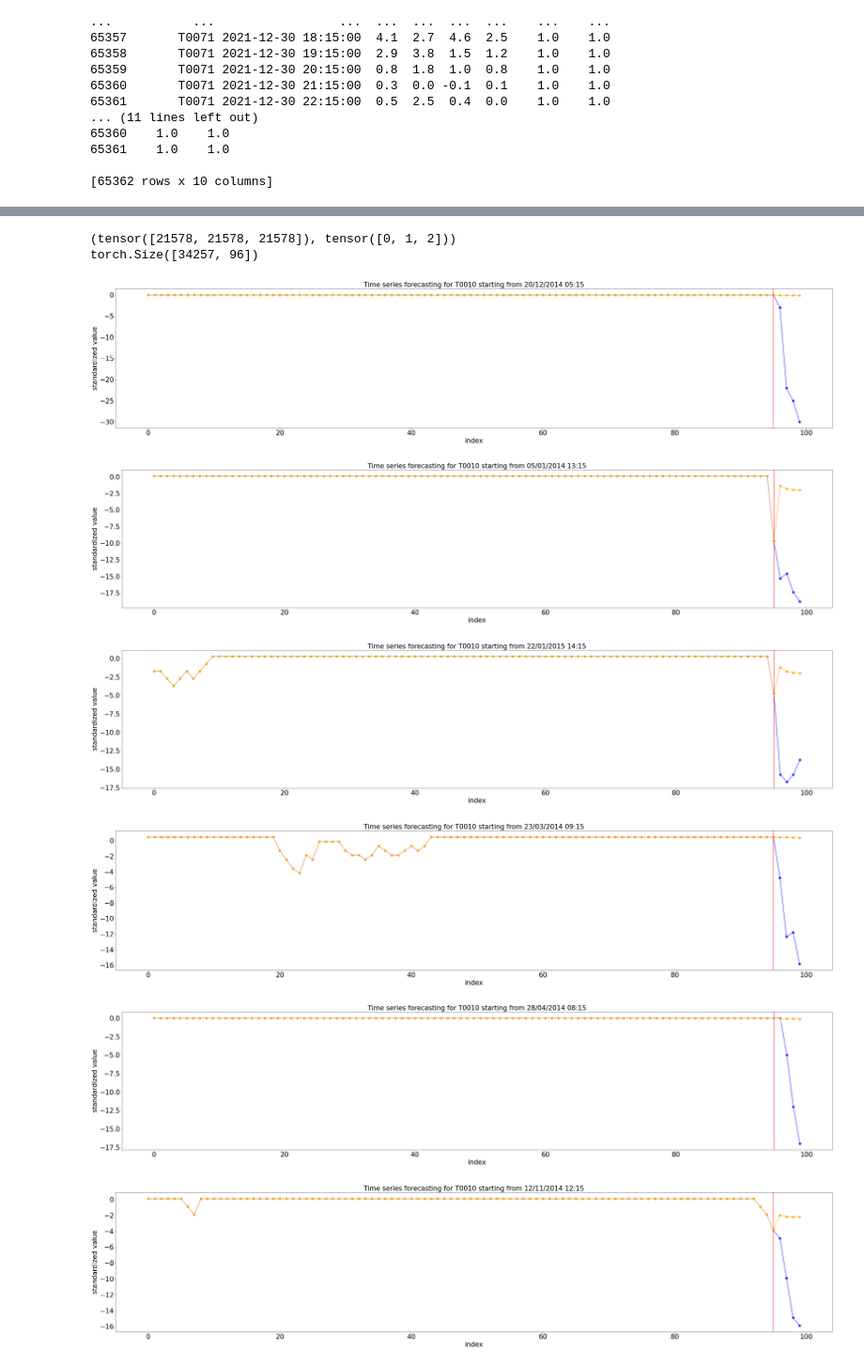
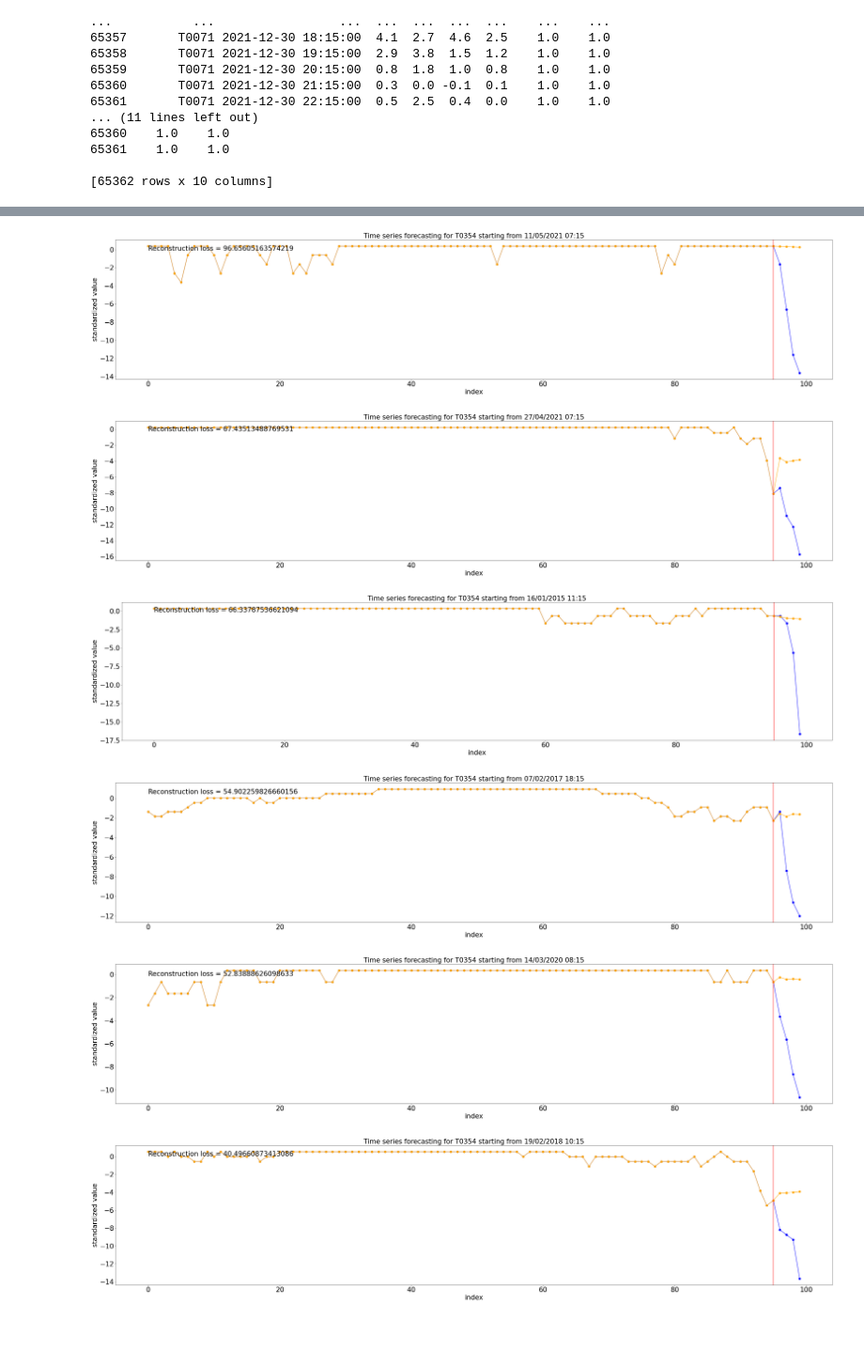
Before and after one commit to eliazonta/AI-Challenge-HIT-2022, a Jupyter notebook: python_code/notebooks/AnomalyDetection/anomaly_detection_forecasting.ipynb, the cells around one changed output, grey strips where cells are left out. Shown at 94% size. Drawn from its saved outputs; the diff is of its cells as text; code cells hidden in the pictures; blank space fills up the shorter version.

Commit message:
Include validated anomalies (if present) in final plot

```diff
--- a/python_code/notebooks/AnomalyDetection/anomaly_detection_forecasting.ipynb
+++ b/python_code/notebooks/AnomalyDetection/anomaly_detection_forecasting.ipynb
@@ -164,8 +165,8 @@ dataset = {}
 
 from torch import save,load
 dataset_path = wk+"DatasetPytorch/umidità/"
-dataset['train'] = load(dataset_path+'T0010_train_umidità_tsf.pt')
-dataset['test'] = load(dataset_path+'T0010_test_umidità_tsf.pt')
+dataset['train'] = load(dataset_path+'T0354_train_umidità_tsf.pt')
+dataset['test'] = load(dataset_path+'T0354_test_umidità_tsf.pt')
 # dataset['train'] = CustomDataset(training_features, training_target)
 # dataset['test'] = CustomDataset(test_features, test_target)
 # save(dataset['train'], 'T0071_train_solar_rad_tsf.pt')
@@ -250,21 +243,3 @@ torch.save(model.state_dict(), wk+"TrainedModels/"+"T0010_humidity_model.pt")
-# %%
-b_size = {'train':len(dataset['train']),
-          'test':len(dataset['test'])}
-shuffle = {'train':False,'test':False}
-
-dataloader = {x: torch.utils.data.DataLoader(dataset=dataset[x],
-                                            batch_size=b_size[x],
-                                            shuffle=shuffle[x],
-                                            collate_fn=lambda x: x,
-                                            drop_last=True) for x in splits}
-sample = next(iter(dataloader['train']))
-sample_tensor_validation = torch.stack([v["labels"] for v in sample])
-sample_tensor_features = torch.stack([v["features"] for v in sample])
-print((sample_tensor_validation != 1).nonzero(as_tuple=True))
-print(sample_tensor_features.size())
-# %% [output]
-(tensor([21578, 21578, 21578]), tensor([0, 1, 2]))
-torch.Size([34257, 96])
 # %%
 import matplotlib.pyplot as plt
 from datetime import datetime
@@ -272,25 +247,35 @@ import pandas as pd
 import numpy as np
 
 sample = dataset["test"]
-sample_tensor_validation = torch.stack([v["labels"] for v in sample])
+### use below a list of min and max indexes in case of memory overflow, otherwise set to none
+restriction = None#[20000,30000]
 
-sample_tensor_features = torch.stack([v["features"] for v in sample]).to(device)
+def extract_quantity_from_dataset(dataset,label_of_quantity,indexes=None,device='cpu'):
+  # returns a pytorch array of the given quantity
+  # optional: restrict the dataset to some indexes (for memory allocation reasons)
+  if(indexes):
+    pt_tensor = torch.stack([dataset[i][label_of_quantity] for i in range(min(indexes),max(indexes)+1)]).to(device)
+  else: pt_tensor = torch.stack([v[label_of_quantity] for v in dataset]).to(device)
+  return pt_tensor
 
-sample_tensor_target = torch.stack([v["target"] for v in sample]).to(device)
+sample_tensor_validation = extract_quantity_from_dataset(sample,"labels",restriction)
 
-sensor_code = [v["sensor_code"] for v in sample]
-date = pd.to_datetime([v["date"] for v in sample]).strftime("%d/%m/%Y %H:%M")
+sample_tensor_features = extract_quantity_from_dataset(sample,"features",restriction,device=device)
+
+sample_tensor_target = extract_quantity_from_dataset(sample,"target",restriction,device=device)
+
+sensor_code = [v['sensor_code'] for v in sample][0]
+date = pd.to_datetime([v['date'] for v in sample]).strftime("%d/%m/%Y %H:%M")
 
 model.eval()
 with torch.no_grad():
-    reconstructed = model(sample_tensor_features,4)
+    reconstructed = model(sample_tensor_features,pred_length)
 
 # Find the data with highest loss
 criterion = nn.MSELoss(reduction='none')
 TOP_K_loss = 10
 loss = criterion(reconstructed[:,-pred_length:], sample_tensor_target).mean(dim=1)
 top_loss, top_loss_indexes = torch.topk(loss, TOP_K_loss, dim=0)
-
 # # confidence interval
 # # rolling mean over n_steps
 # n_steps = 3
@@ -301,30 +286,36 @@ top_loss, top_loss_indexes = torch.topk(loss, TOP_K_loss, dim=0)
 # under_line = (line - line_deviation)[0]
 # over_line = (line + line_deviation)[0]
 # %%
-for i in top_loss_indexes.cpu().numpy():
+top_loss_indexes_list = list(top_loss_indexes.cpu().numpy())
+# append validated anomalies (to be cleaned)
+validated_anomalies = list(np.unique((sample_tensor_validation != 1).nonzero(as_tuple=True)[0].numpy()))
+top_loss_indexes_list.extend(validated_anomalies)
+for i in top_loss_indexes_list:
   f = plt.figure()
   f.set_figwidth(50)
   f.set_figheight(10)
   # single_date = str(date[i])
-  plt.title(f'Time series forecasting for {sensor_code[i]} starting from {date[i]}' ,fontsize = 26)
+  plt.title(f'Time series forecasting for {sensor_code} starting from {date[i]}' ,fontsize = 26)
   plt.ylabel('standardized value',fontsize=26)
   plt.xlabel('index',fontsize=26)
   plt.xticks(fontsize=26)
   plt.yticks(fontsize=26)
 
+  # find the outliers according to the validation
   y_outliers = np.where(sample_tensor_validation[i].to("cpu") == 1, np.NaN, sample_tensor_target[i].to("cpu"))
   # plt.xlim(96,102)
   original_signal = torch.cat((sample_tensor_features, sample_tensor_target), 1)[i]
   plt.plot(original_signal.to("cpu"), "o-",ms=8,color="blue")
+  plt.text(0,max(original_signal)-0.5,f'Reconstruction loss = {loss[i]}',fontsize=26)
   plt.plot(reconstructed[i].to("cpu"),"o-",ms=8,color="orange")
   plt.plot(np.arange(96,100), y_outliers, "x-",ms=15,mew=10,color="red")
   # plt.fill_between(line_deviation.index,under_line,over_line, color='b', alpha=.1)
   plt.axvline(x=95, color='red')
   # plt.savefig('T0010_temperature_anomaly.pdf')
 # %% [output]
-[figure, old version]
+[figure, new version]
-[figure, old version]
+[figure, new version]
-[figure, old version]
+[figure, new version]
-[figure, old version]
+[figure, new version]
-[figure, old version]
+[figure, new version]
-[figure, old version]
+[figure, new version]
```
Also changed, not shown: parts of 5 cells of this notebook.
